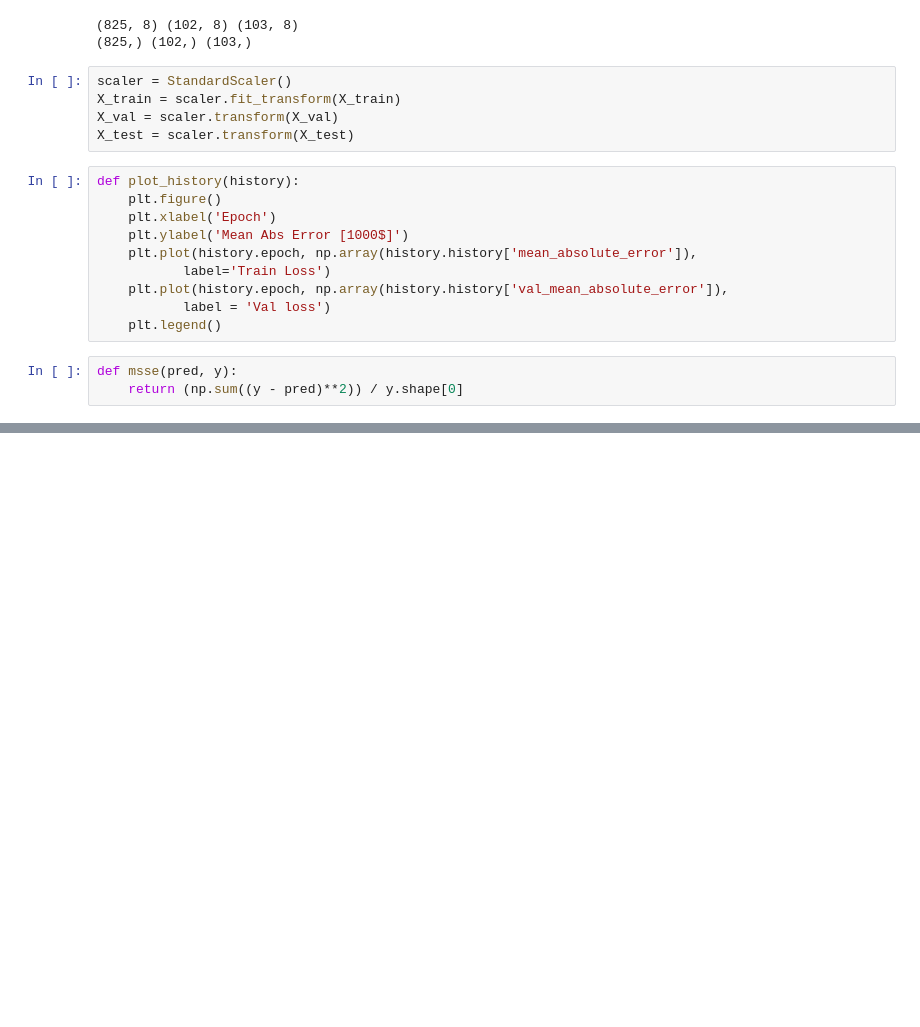
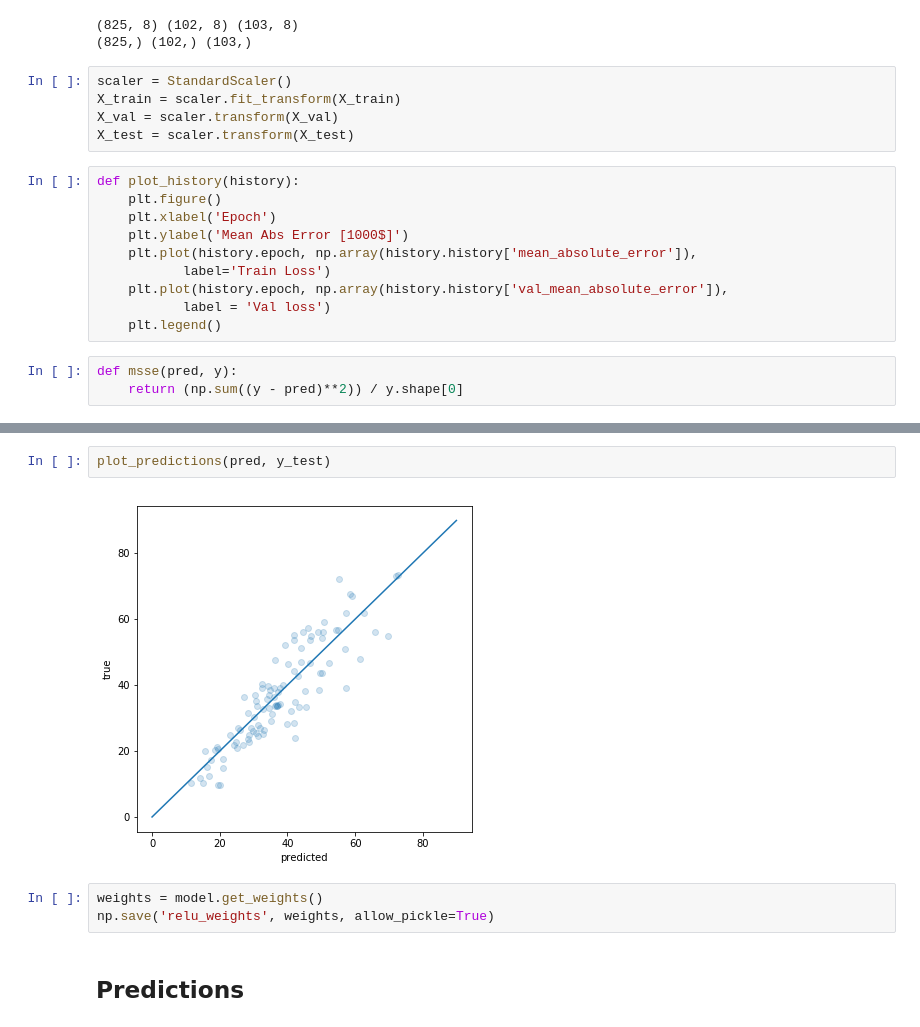
Before and after one commit to SimonMcDonnell/Dissertation, a Jupyter notebook: Concrete/models.ipynb, the cells around one changed output, grey strips where cells are left out. Saved outputs shown, nothing was run; the diff lists cells and outputs as text; blank space fills up the shorter version.

```diff
--- a/Concrete/models.ipynb
+++ b/Concrete/models.ipynb
@@ -97,0 +115,9 @@ plot_history(history)
+# %%
+plot_predictions(pred, y_test)
+# %% [output]
+[figure, added]
+# %%
+weights = model.get_weights()
+np.save('relu_weights', weights, allow_pickle=True)
+# %% [markdown]
+## Predictions
```
Also changed, not shown: parts of 20 cells of this notebook, 1 other file.
